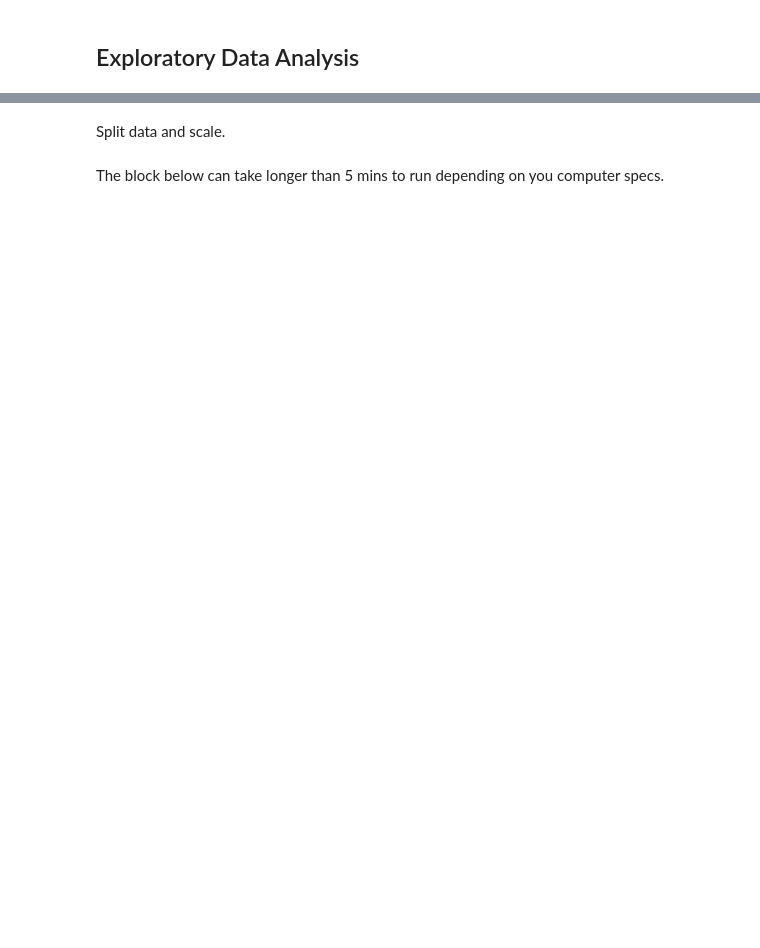
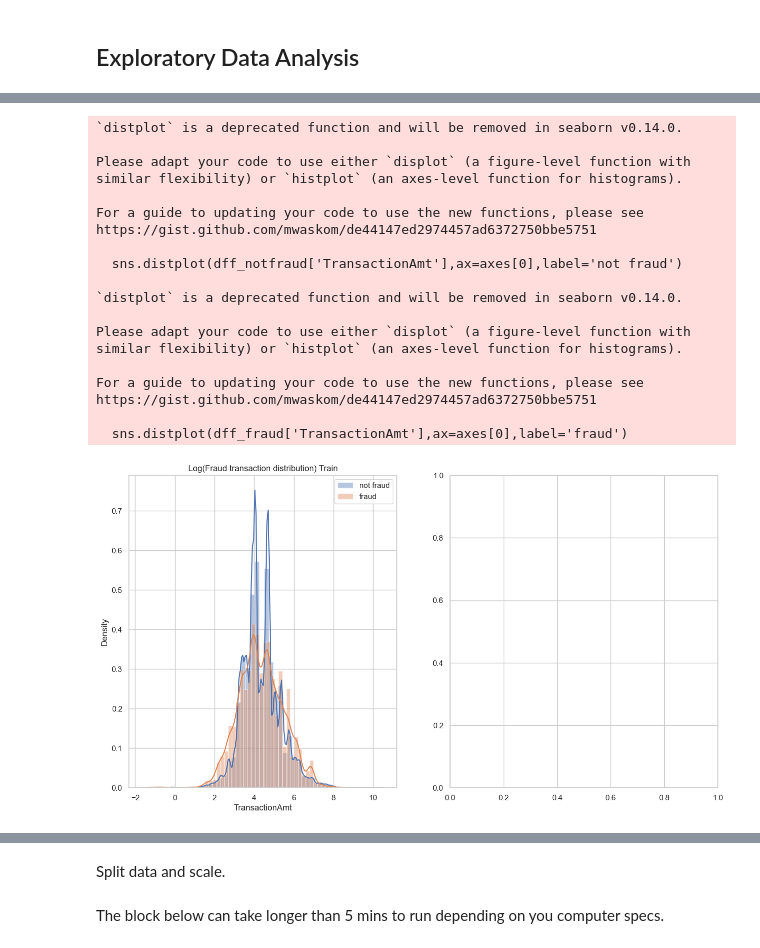
Before and after one commit to ackerman-alex/IDS789_credit_card_fraud_detection, a Jupyter notebook: IDS789_credit_card_fraud_detection.ipynb, the cells around one changed output, grey strips where cells are left out. Drawn from its saved outputs; the diff is of its cells as text; code cells hidden in the pictures; blank space fills up the shorter version.

```diff
--- a/IDS789_credit_card_fraud_detection.ipynb
+++ b/IDS789_credit_card_fraud_detection.ipynb
@@ -62,0 +134,40 @@ plt.show()
+# %%
+#test_amt = np.log(df_test[['TransactionAmt']])
+
+dff_fraud = train[train['isFraud'] == 1]
+dff_notfraud = train[train['isFraud'] == 0]
+
+dff_fraud['TransactionAmt'] = np.log(dff_fraud['TransactionAmt'])
+dff_notfraud['TransactionAmt'] = np.log(dff_notfraud['TransactionAmt'])
+
+
+fig,axes = plt.subplots(1,2,figsize=(15,8))
+sns.distplot(dff_notfraud['TransactionAmt'],ax=axes[0],label='not fraud')
+sns.distplot(dff_fraud['TransactionAmt'],ax=axes[0],label='fraud')
+axes[0].title.set_text('Log(Fraud transaction distribution) Train')
+axes[0].legend()
+
+#sns.distplot(test_amt,ax=axes[1])
+#axes[1].title.set_text('Log(Fraud transaction distribution) Test')
+plt.show()
+# %% [output]
+`distplot` is a deprecated function and will be removed in seaborn v0.14.0.
+
+Please adapt your code to use either `displot` (a figure-level function with
+similar flexibility) or `histplot` (an axes-level function for histograms).
+
+For a guide to updating your code to use the new functions, please see
+https://gist.github.com/mwaskom/de44147ed2974457ad6372750bbe5751
+
+  sns.distplot(dff_notfraud['TransactionAmt'],ax=axes[0],label='not fraud')
+
+`distplot` is a deprecated function and will be removed in seaborn v0.14.0.
+
+Please adapt your code to use either `displot` (a figure-level function with
+similar flexibility) or `histplot` (an axes-level function for histograms).
+
+For a guide to updating your code to use the new functions, please see
+https://gist.github.com/mwaskom/de44147ed2974457ad6372750bbe5751
+
+  sns.distplot(dff_fraud['TransactionAmt'],ax=axes[0],label='fraud')
+[figure, added]
```
Also changed, not shown: parts of 16 cells of this notebook, 1 other file.
